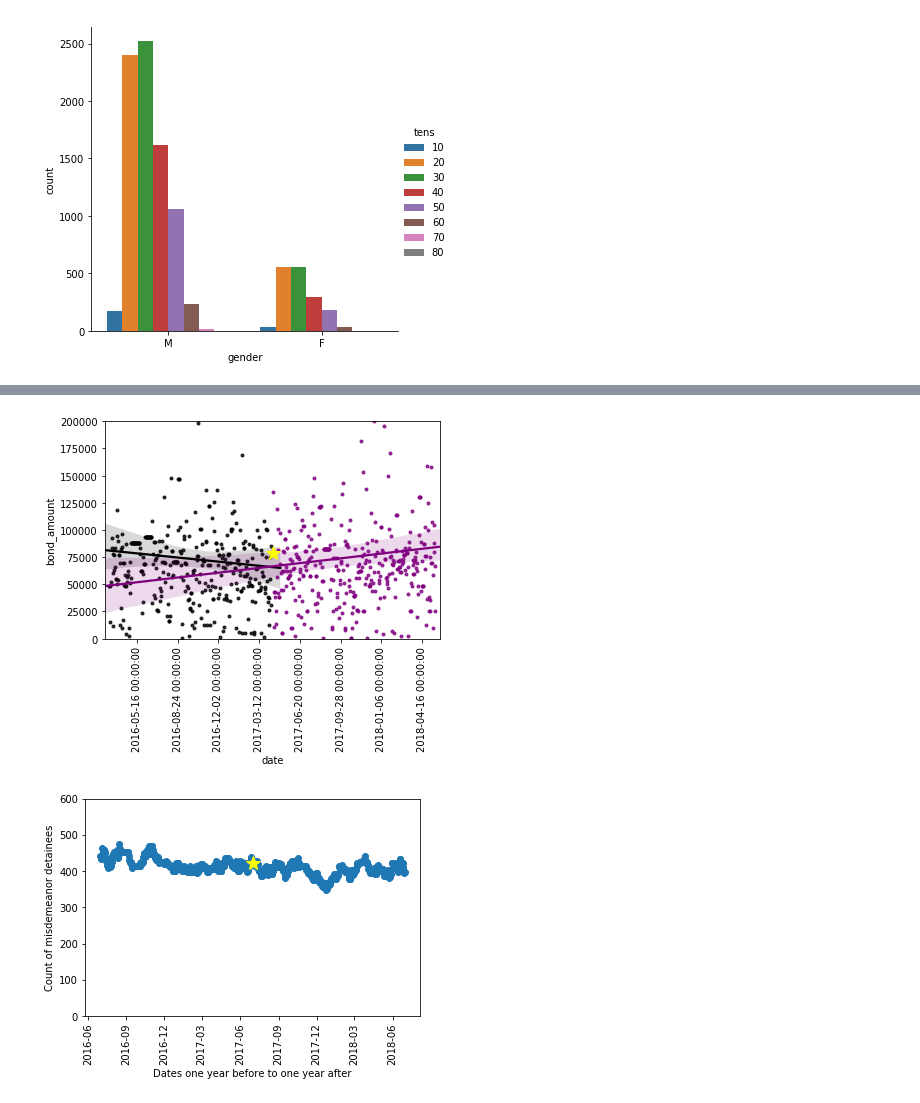
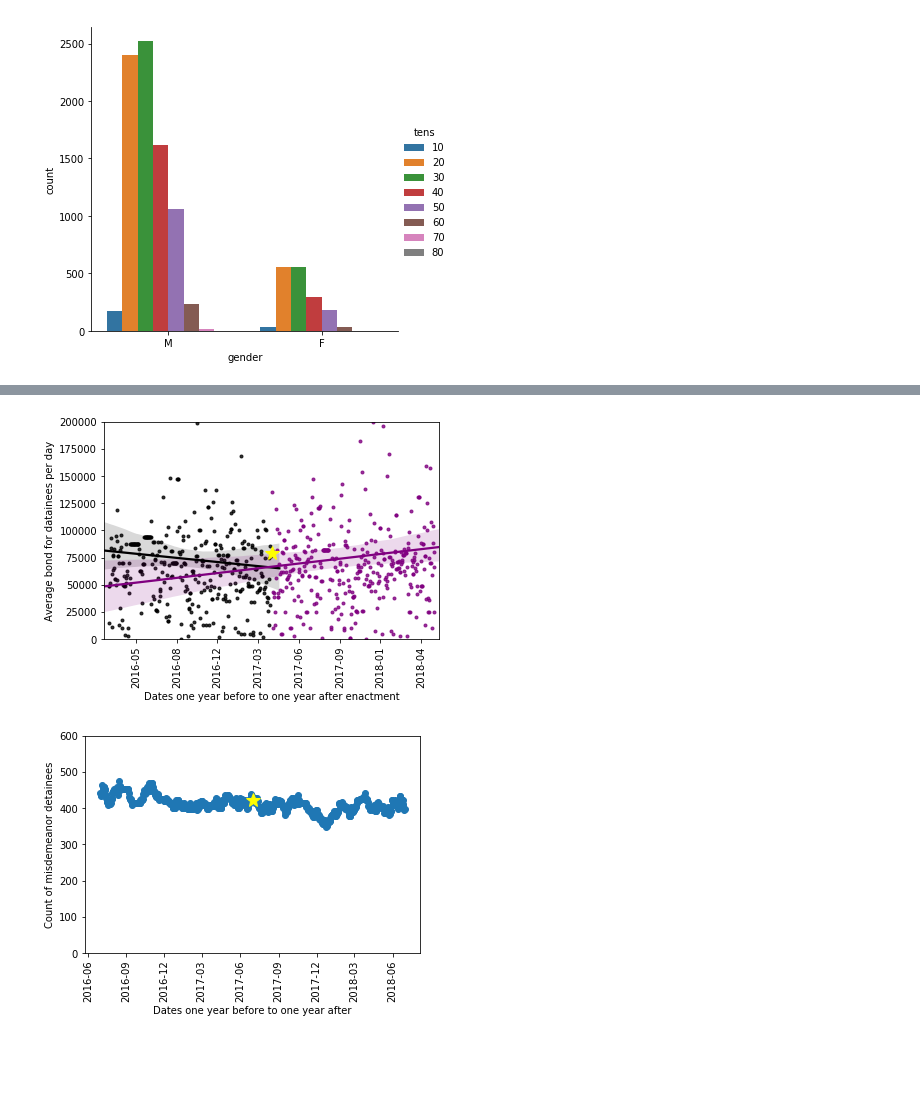
Before and after one commit to SlothDream/SBCap1_CT, a Jupyter notebook: CT_EDA.ipynb, the cells around one changed output, grey strips where cells are left out. Cells and saved outputs as stored; diff of their text form; code cells hidden in the pictures; blank space fills up the shorter version.

```diff
--- a/CT_EDA.ipynb
+++ b/CT_EDA.ipynb
@@ -290,37 +290,39 @@ _ = sns.catplot(x="gender", hue="tens", data=misdemeanor_df, y='bond_amount');
 # %%
 # The bill was itended to reduce cash bond amounts for lower-income detainees.  What
 # happened to the average bond in the time before and after enactment?  Note the y-axis
 # limits.  The full plot is useless since 93% of bonds are smaller than 80k.  Y-axis
 # is zoomed to show the regression line.
 
 datelist = pd.date_range(start='7/1/2016', end='6/30/2018', freq='D').tolist()
 dates_df_a = pd.DataFrame({'date':datelist})
 dates_df_a['date_ordinal'] = pd.to_datetime(dates_df_a['date']).apply(lambda date: date.toordinal())
 dates_df_a['bond_amount'] = [df.bond_amount.loc[df.download_date == date].mean()
                            if df.bond_amount.loc[df.download_date == date].mean() > 0
                            else np.nan for date in dates_df_a.date]
 dates_df_a.bond_amount = dates_df_a.bond_amount.fillna(method='ffill')
 
 dates_a = dates_df_a.loc[dates_df_a.date < '7/1/2017']
 dates_b = dates_df_a.loc[dates_df_a.date >= '7/1/2017']
 x_point = dates_df_a['date'].loc[dates_df_a.date == '2017-07-01']
 y_point = dates_df_a['bond_amount'].loc[dates_df_a.date == '2017-07-01']
 
-#Make a plot with the ordinals on the date axis
+# Make a plot with the ordinals on the date axis
 ax = sns.regplot(data=dates_a, x='date_ordinal', y='bond_amount', marker='.', color='black')
 ax = sns.regplot(data=dates_b, x='date_ordinal', y='bond_amount', marker='.', color='purple')
 # Tighten up the axes for prettiness
 ax.set_xlim(dates_a['date_ordinal'].min() - 10, dates_b['date_ordinal'].max() + 10)
 ax.set_ylim(0, 200000)
-#Replace the ordinal X-axis labels with nice, readable dates
+# Replace the ordinal X-axis labels with readable dates
 ax.set_xlabel('date')
-new_labels = [date.fromordinal(int(item)) for item in ax.get_xticks()]
+new_labels = [date.fromordinal(int(item)).strftime("%Y-%m") for item in ax.get_xticks()]
 ax.set_xticklabels(new_labels)
 ax = plt.setp(ax.get_xticklabels(), rotation=90)
 # Add star for day bill enacted
 ax = plt.plot(x_point, y_point, marker='*', color='yellow', markersize=15)
+ax = plt.xlabel('Dates one year before to one year after enactment')
+ax = plt.ylabel('Average bond for datainees per day')
 # %% [output]
-[figure, old version]
+[figure, new version]
 # %%
 # This block (and next 2) is entirely to get a count of the misdemeanor detainees the state
 # claims to hold each day to see if the number changes.  Plot is 2016-07-01 through
```
Also changed, not shown: parts of 9 cells of this notebook, 1 other file.
